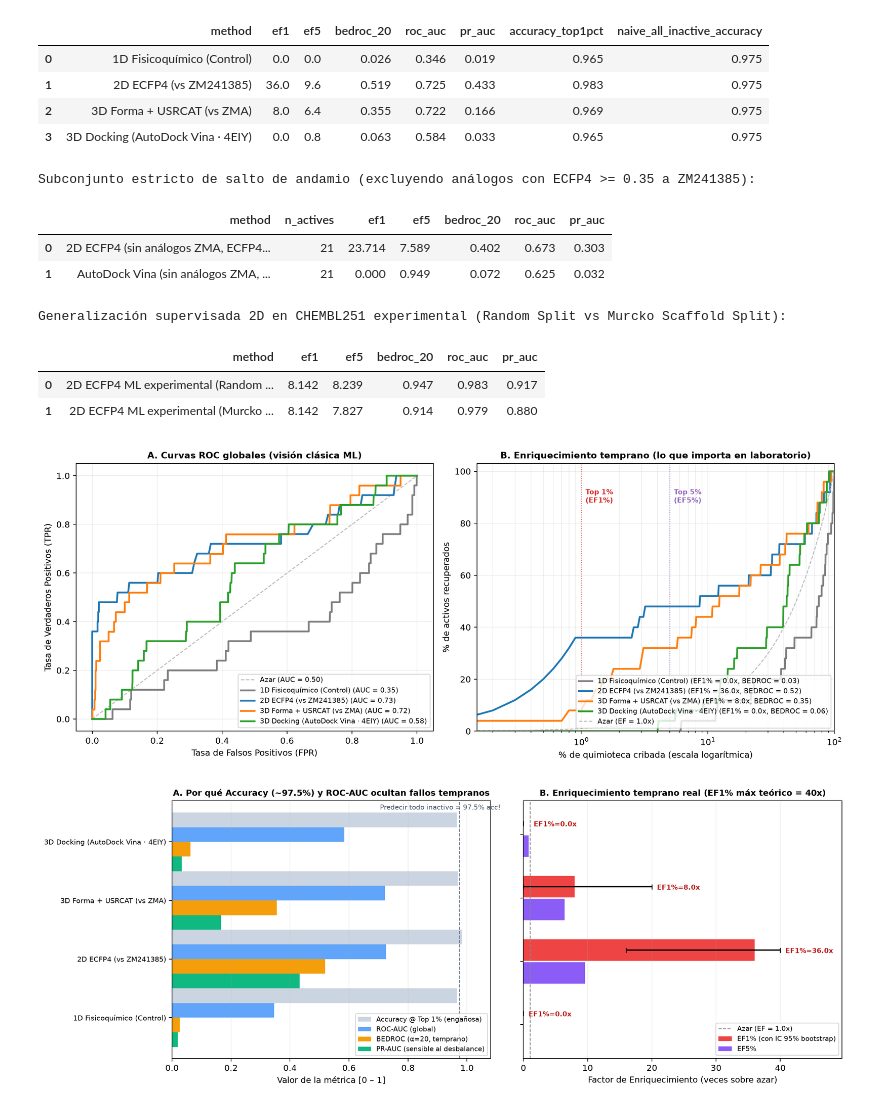
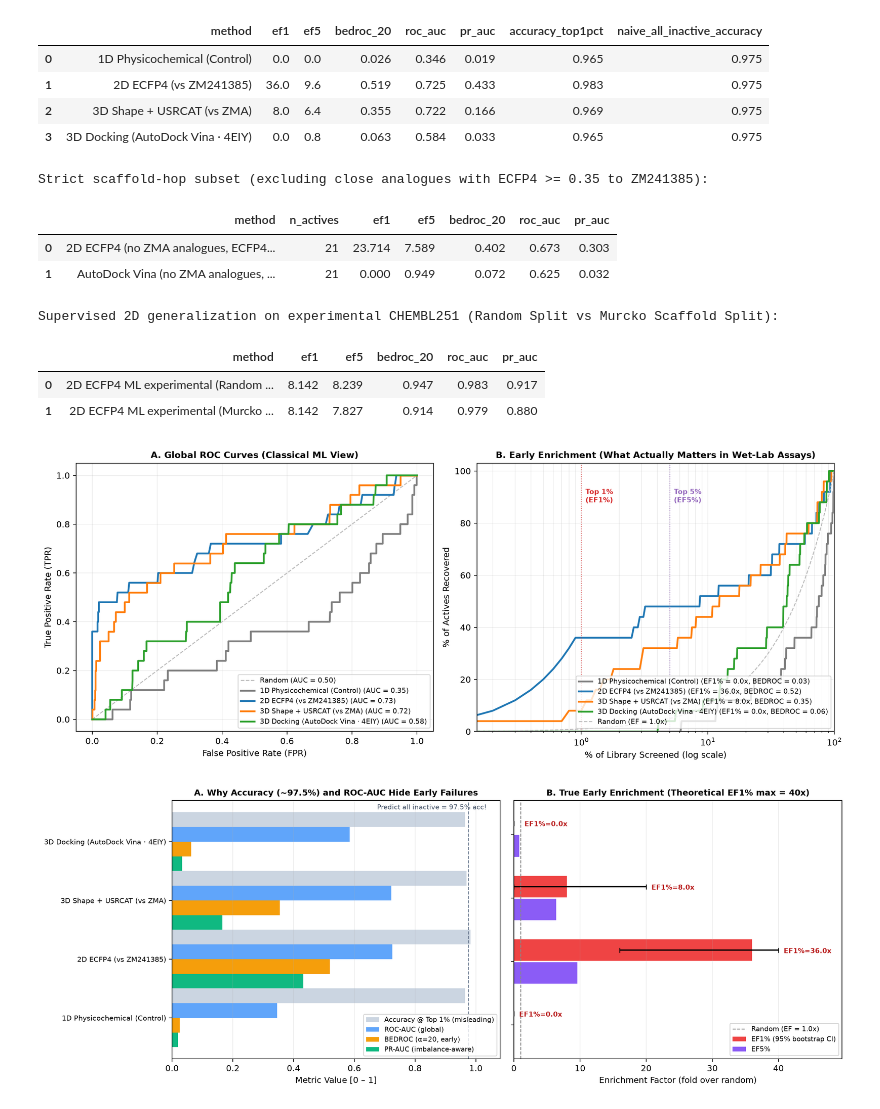
Before and after one commit to JorgePardos/ADORA2A, a Jupyter notebook: notebooks/01_adora2a_retrospective_audit.ipynb, the cells around one changed output. Drawn from its saved outputs; the diff is of its cells as text; code cells hidden in the pictures.

Commit message:
docs: translate reports, figures, and notebook to English

```diff
--- a/notebooks/01_adora2a_retrospective_audit.ipynb
+++ b/notebooks/01_adora2a_retrospective_audit.ipynb
@@ -115,30 +127,51 @@ Comparamos sobre exactamente los mismos **1.000 compuestos** (25 activos diverso
 # %%
-metrics_df = pd.DataFrame(summary['benchmark_metrics'])
-display(metrics_df[['method', 'ef1', 'ef5', 'bedroc_20', 'roc_auc', 'pr_auc', 'accuracy_top1pct', 'naive_all_inactive_accuracy']].round(3))
+metrics_df = pd.DataFrame(summary["benchmark_metrics"])
+display(
+    metrics_df[
+        [
+            "method",
+            "ef1",
+            "ef5",
+            "bedroc_20",
+            "roc_auc",
+            "pr_auc",
+            "accuracy_top1pct",
+            "naive_all_inactive_accuracy",
+        ]
+    ].round(3)
+)
 
-print('\nSubconjunto estricto de salto de andamio (excluyendo análogos con ECFP4 >= 0.35 a ZM241385):')
-hop = summary['scaffold_hop_no_zma_analogues']
-display(pd.DataFrame([hop['2d_ecfp4'], hop['autodock_vina']])[['method', 'n_actives', 'ef1', 'ef5', 'bedroc_20', 'roc_auc', 'pr_auc']].round(3))
+print("\nStrict scaffold-hop subset (excluding close analogues with ECFP4 >= 0.35 to ZM241385):")
+hop = summary["scaffold_hop_no_zma_analogues"]
+display(
+    pd.DataFrame([hop["2d_ecfp4"], hop["autodock_vina"]])[
+        ["method", "n_actives", "ef1", "ef5", "bedroc_20", "roc_auc", "pr_auc"]
+    ].round(3)
+)
 
-print('\nGeneralización supervisada 2D en CHEMBL251 experimental (Random Split vs Murcko Scaffold Split):')
-ms = summary['murcko_split_experimental_chembl']
-display(pd.DataFrame([ms['random_split'], ms['murcko_scaffold_split']])[['method', 'ef1', 'ef5', 'bedroc_20', 'roc_auc', 'pr_auc']].round(3))
+print("\nSupervised 2D generalization on experimental CHEMBL251 (Random Split vs Murcko Scaffold Split):")
+ms = summary["murcko_split_experimental_chembl"]
+display(
+    pd.DataFrame([ms["random_split"], ms["murcko_scaffold_split"]])[
+        ["method", "ef1", "ef5", "bedroc_20", "roc_auc", "pr_auc"]
+    ].round(3)
+)
 
-display(Image(filename=str(FIGS / 'benchmark_roc_and_enrichment.png')))
-display(Image(filename=str(FIGS / 'metrics_accuracy_vs_enrichment.png')))
+display(Image(filename=str(FIGS / "benchmark_roc_and_enrichment.png")))
+display(Image(filename=str(FIGS / "metrics_accuracy_vs_enrichment.png")))
 # %% [output]
 |  | method | ef1 | ef5 | bedroc_20 | roc_auc | pr_auc | accuracy_top1pct | naive_all_inactive_accuracy |
-| 0 | 1D Fisicoquímico (Control) | 0.0 | 0.0 | 0.026 | 0.346 | 0.019 | 0.965 | 0.975 |
+| 0 | 1D Physicochemical (Control) | 0.0 | 0.0 | 0.026 | 0.346 | 0.019 | 0.965 | 0.975 |
 | 1 | 2D ECFP4 (vs ZM241385) | 36.0 | 9.6 | 0.519 | 0.725 | 0.433 | 0.983 | 0.975 |
-| 2 | 3D Forma + USRCAT (vs ZMA) | 8.0 | 6.4 | 0.355 | 0.722 | 0.166 | 0.969 | 0.975 |
+| 2 | 3D Shape + USRCAT (vs ZMA) | 8.0 | 6.4 | 0.355 | 0.722 | 0.166 | 0.969 | 0.975 |
 | 3 | 3D Docking (AutoDock Vina · 4EIY) | 0.0 | 0.8 | 0.063 | 0.584 | 0.033 | 0.965 | 0.975 |
-Subconjunto estricto de salto de andamio (excluyendo análogos con ECFP4 >= 0.35 a ZM241385):
+Strict scaffold-hop subset (excluding close analogues with ECFP4 >= 0.35 to ZM241385):
 |  | method | n_actives | ef1 | ef5 | bedroc_20 | roc_auc | pr_auc |
-| 0 | 2D ECFP4 (sin análogos ZMA, ECFP4... | 21 | 23.714 | 7.589 | 0.402 | 0.673 | 0.303 |
-| 1 | AutoDock Vina (sin análogos ZMA, ... | 21 | 0.000 | 0.949 | 0.072 | 0.625 | 0.032 |
+| 0 | 2D ECFP4 (no ZMA analogues, ECFP4... | 21 | 23.714 | 7.589 | 0.402 | 0.673 | 0.303 |
+| 1 | AutoDock Vina (no ZMA analogues, ... | 21 | 0.000 | 0.949 | 0.072 | 0.625 | 0.032 |
-Generalización supervisada 2D en CHEMBL251 experimental (Random Split vs Murcko Scaffold Split):
+Supervised 2D generalization on experimental CHEMBL251 (Random Split vs Murcko Scaffold Split):
 |  | method | ef1 | ef5 | bedroc_20 | roc_auc | pr_auc |
 | 0 | 2D ECFP4 ML experimental (Random ... | 8.142 | 8.239 | 0.947 | 0.983 | 0.917 |
 | 1 | 2D ECFP4 ML experimental (Murcko ... | 8.142 | 7.827 | 0.914 | 0.979 | 0.880 |
-[figure, old version]
+[figure, new version]
-[figure, old version]
+[figure, new version]
```
Also changed, not shown: parts of 14 cells of this notebook, 14 other files.
